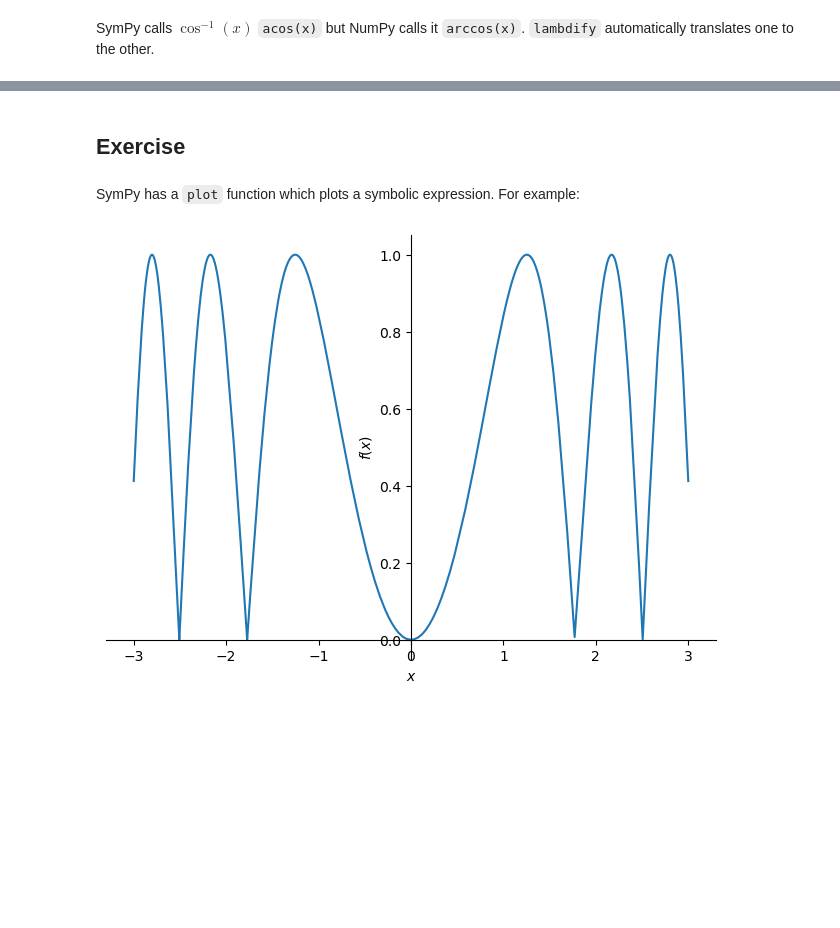
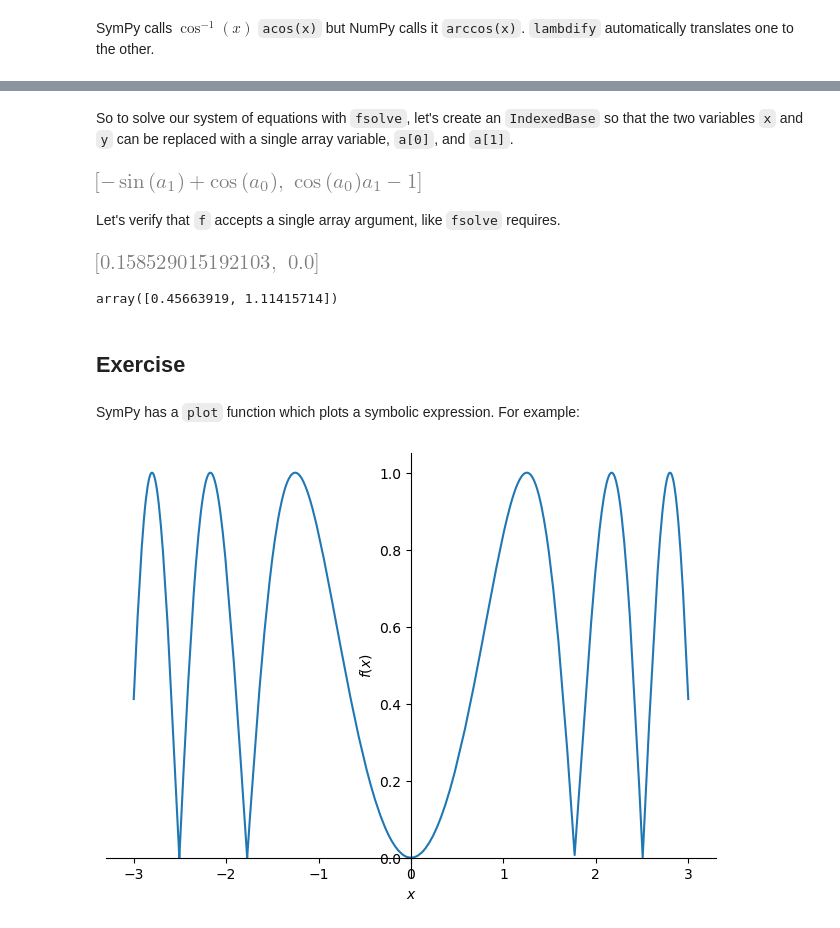
Before and after one commit to sympy/scipy-2023-tutorial, a Jupyter notebook: tutorials/07-Code-Generation.ipynb, the cells around one changed output, grey strips where cells are left out. Drawn from its saved outputs; the diff is of its cells as text; code cells hidden in the pictures; blank space fills up the shorter version.

```diff
--- a/tutorials/07-Code-Generation.ipynb
+++ b/tutorials/07-Code-Generation.ipynb
@@ -186,0 +261,8 @@ SymPy calls $\cos^{-1}(x)$ `acos(x)` but NumPy calls it `arccos(x)`. `lambdify`
+# %% [markdown]
+So to solve our system of equations with `fsolve`, let's create an `IndexedBase` so that the two variables `x` and `y` can be replaced with a single array variable, `a[0]`, and `a[1]`.
+# %%
+a = IndexedBase('a')
+equations_a = [expr.subs({x: a[0], y: a[1]}) for expr in equations]
+equations_a
+# %% [output]
+[figure, added]
@@ -186,0 +271,2 @@ SymPy calls $\cos^{-1}(x)$ `acos(x)` but NumPy calls it `arccos(x)`. `lambdify`
+# %% [markdown]
+Let's verify that `f` accepts a single array argument, like `fsolve` requires.
@@ -187,3 +276,11 @@ SymPy calls $\cos^{-1}(x)$ `acos(x)` but NumPy calls it `arccos(x)`. `lambdify`
+# %%
+f(arr)
+# %% [output]
+[figure, added]
+# %%
+fsolve(f, [1, 1])
+# %% [output]
+array([0.45663919, 1.11415714])
 # %% [markdown]
 ## Exercise
 # %% [markdown]
```
Also changed, not shown: parts of 25 cells of this notebook, 2 other files.
